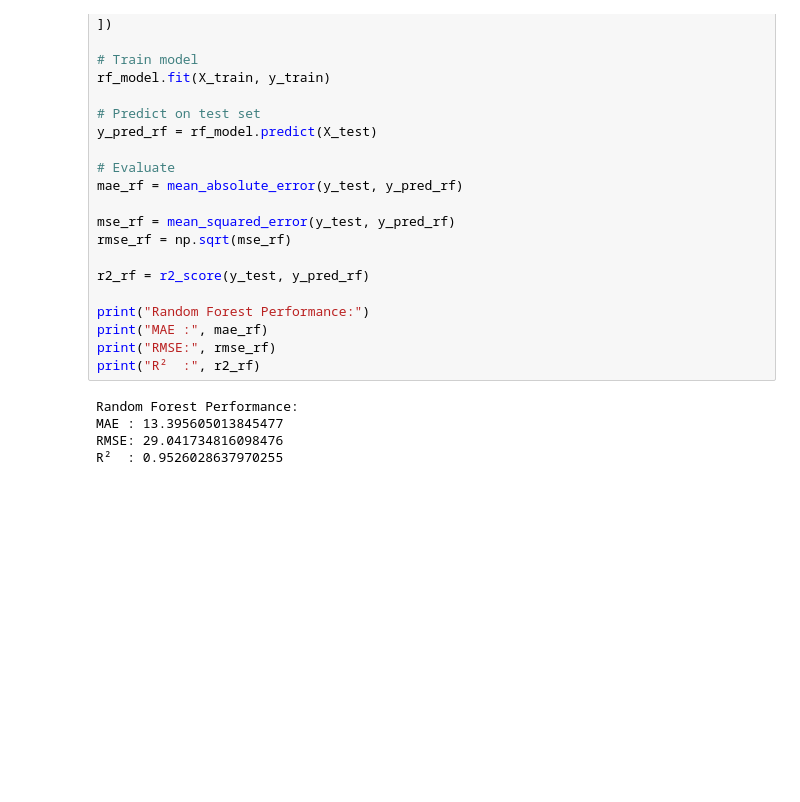
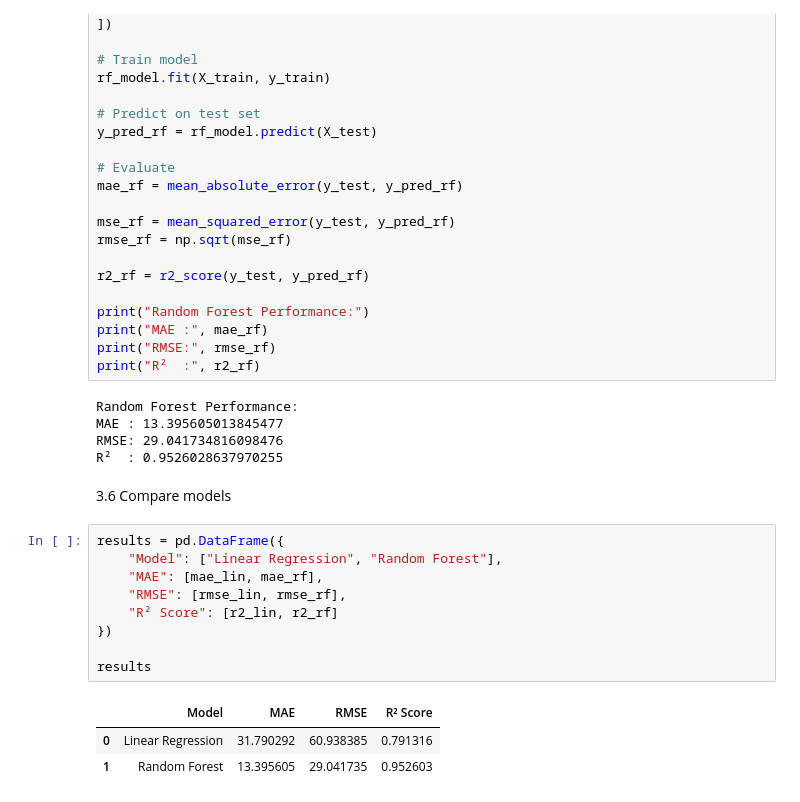
Before and after one commit to 535amar/st20338869_CMP7005_PRAC_1, a Jupyter notebook: Final_Assignment_CMP7005.ipynb, the cells around one changed output. Cells and saved outputs as stored; diff of their text form; blank space fills up the shorter version.

Commit message:
Added Compare models code

```diff
--- a/Final_Assignment_CMP7005.ipynb
+++ b/Final_Assignment_CMP7005.ipynb
@@ -648,3 +648,18 @@ Random Forest Performance:
 MAE : 13.395605013845477
 RMSE: 29.041734816098476
 R²  : 0.9526028637970255
+# %% [markdown]
+3.6 Compare models
+# %%
+results = pd.DataFrame({
+    "Model": ["Linear Regression", "Random Forest"],
+    "MAE": [mae_lin, mae_rf],
+    "RMSE": [rmse_lin, rmse_rf],
+    "R² Score": [r2_lin, r2_rf]
+})
+
+results
+# %% [output]
+|  | Model | MAE | RMSE | R² Score |
+| 0 | Linear Regression | 31.790292 | 60.938385 | 0.791316 |
+| 1 | Random Forest | 13.395605 | 29.041735 | 0.952603 |
```
